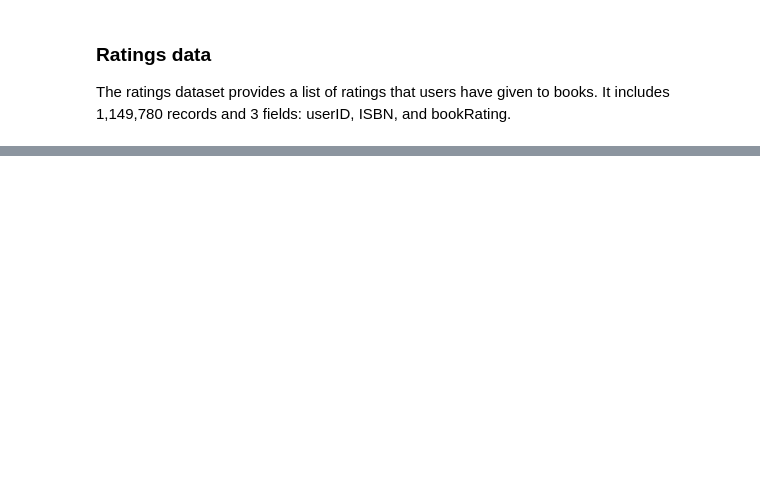
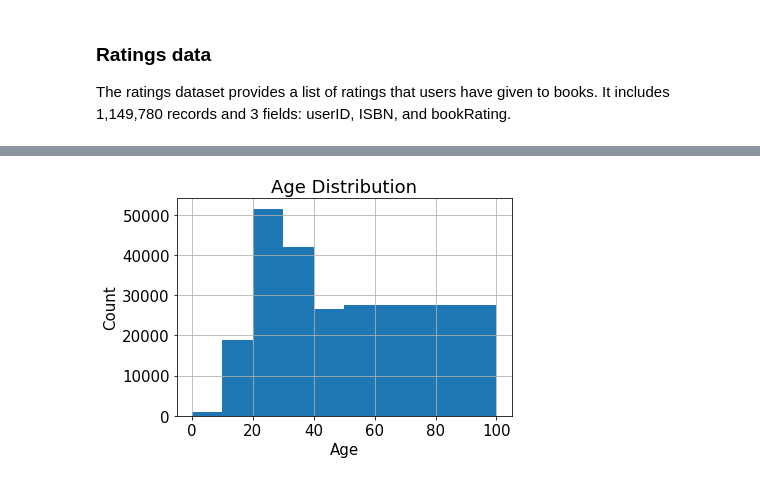
Before and after one commit to Captmoonshot/datascience, a Jupyter notebook: Book Recommender System Part 1.ipynb, the cells around one changed output, grey strips where cells are left out. Saved outputs shown, nothing was run; the diff lists cells and outputs as text; code cells hidden in the pictures; blank space fills up the shorter version.

```diff
--- a/Book Recommender System Part 1.ipynb
+++ b/Book Recommender System Part 1.ipynb
@@ -95,0 +161,11 @@ print
+# %%
+users.Age.hist(bins=[0, 10, 20, 30, 40, 50, 100])
+# if we were to do users.Age.hist(), the horizontal axis would extend all the way to 250
+# and the histograms would all be squished to the left
+plt.title('Age Distribution')
+plt.xlabel('Age')
+plt.ylabel('Count')
+plt.savefig('system2.png', bbox_inches='tight')
+plt.show()
+# %% [output]
+[figure, added]
```
Also changed, not shown: parts of 31 cells of this notebook, 5 other files.
